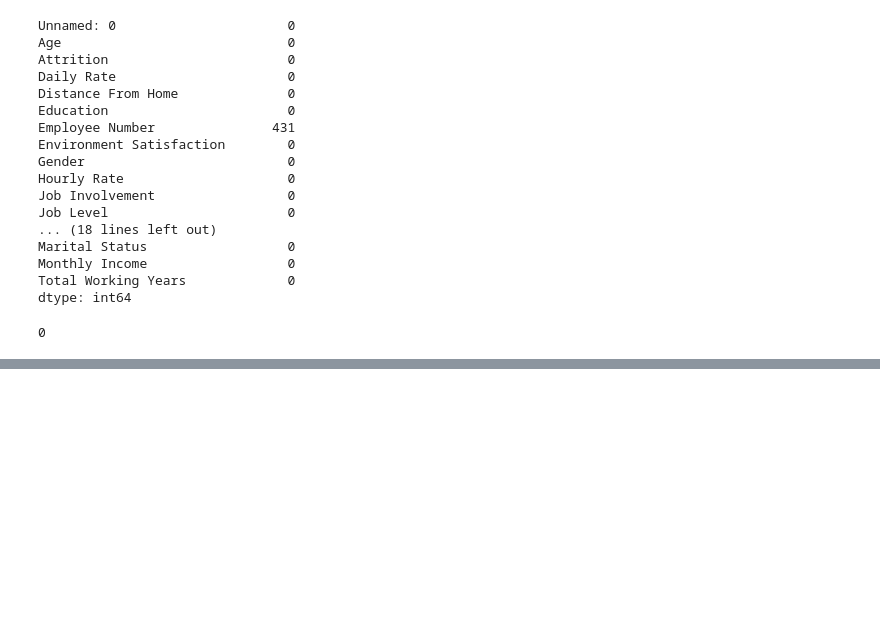
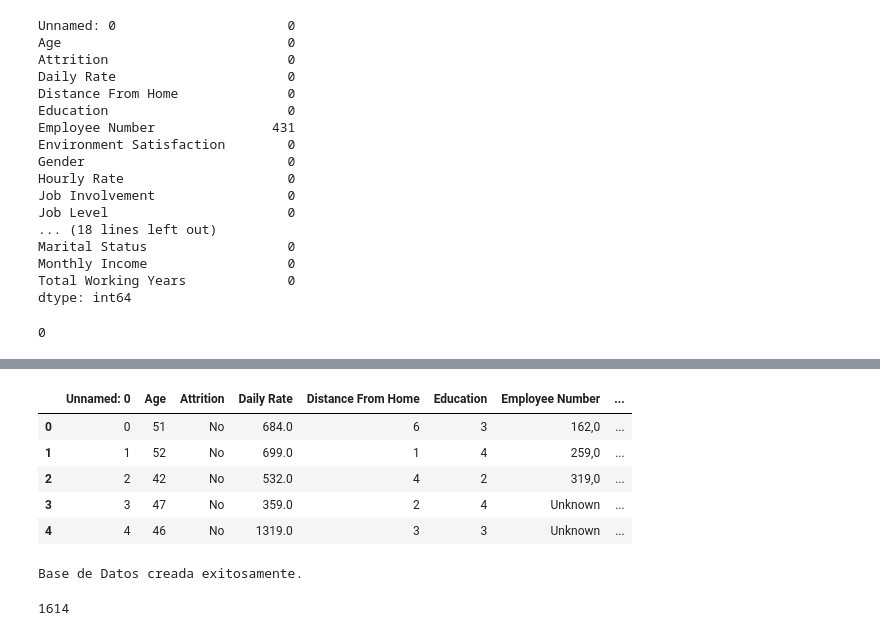
Before and after one commit to Adalab/proyecto-da-promo-c-modulo-3-team-1, a Jupyter notebook: proyecto3_equipo1.ipynb, the cells around one changed output, grey strips where cells are left out. Saved outputs shown, nothing was run; the diff lists cells and outputs as text; code cells hidden in the pictures; blank space fills up the shorter version.

Commit message:
creacion base de datos

```diff
--- a/proyecto3_equipo1.ipynb
+++ b/proyecto3_equipo1.ipynb
@@ -1233,0 +1258,41 @@ df3.duplicated().sum()
+# %%
+datos = pd.read_csv("df_final.csv")
+datos.head()
+# %% [output]
+|  | Unnamed: 0 | Age | Attrition | Daily Rate | Distance From Home | Education | Employee Number | ... |
+| 0 | 0 | 51 | No | 684.0 | 6 | 3 | 162,0 | ... |
+| 1 | 1 | 52 | No | 699.0 | 1 | 4 | 259,0 | ... |
+| 2 | 2 | 42 | No | 532.0 | 4 | 2 | 319,0 | ... |
+| 3 | 3 | 47 | No | 359.0 | 2 | 4 | Unknown | ... |
+| 4 | 4 | 46 | No | 1319.0 | 3 | 3 | Unknown | ... |
+# %%
+# Carga de datos (LOAD)
+
+from sqlalchemy import create_engine
+import pymysql
+
+# Conectar a MySQL usando pymysql
+connection = pymysql.connect(
+    host='localhost',
+    user='root',
+    password='AlumnaAdalab'
+)
+
+# Crear un cursor
+cursor = connection.cursor()
+
+# Crear una base de datos de ejemplo
+cursor.execute("CREATE DATABASE IF NOT EXISTS bd_proyecto3")
+print("Base de Datos creada exitosamente.")
+
+# Cerrar la conexión
+connection.close()
+
+# Insertar los datos en tablas dentro de la base de datos
+
+engine = create_engine('mysql+pymysql://root:AlumnaAdalab@127.0.0.1/bd_proyecto3')
+# Insertar datos desde los DataFrames en MySQL
+datos.to_sql('datos', con=engine, if_exists='append', index=False)
+# %% [output]
+Base de Datos creada exitosamente.
+1614
```
Also changed, not shown: parts of 5 cells of this notebook.
